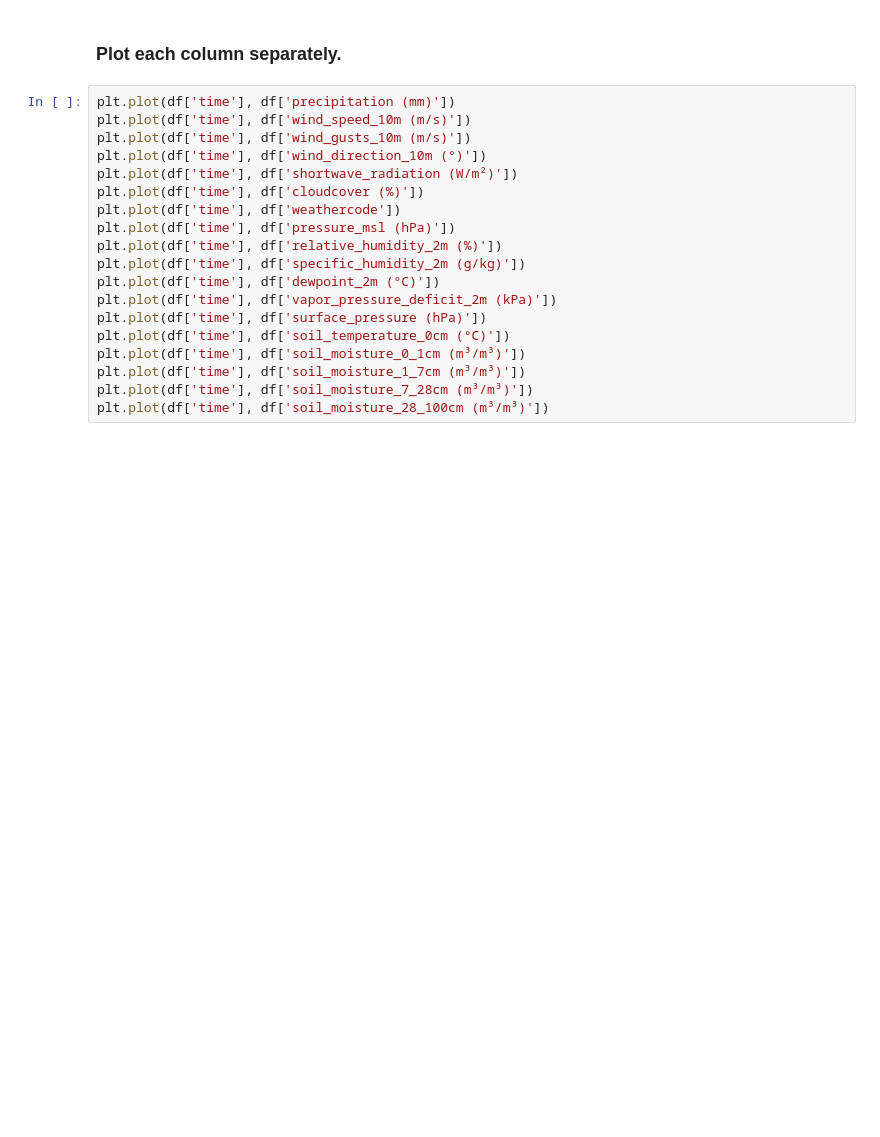
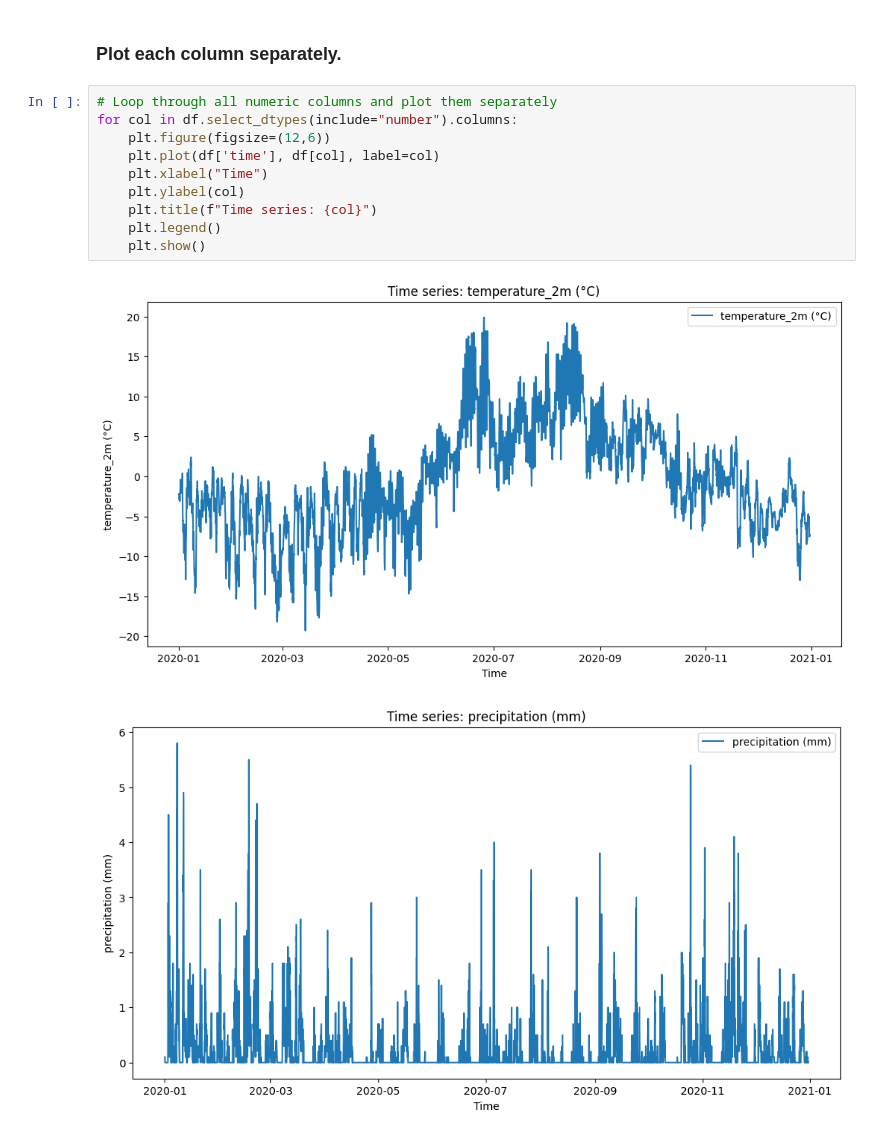
Before and after one commit to Sheikh20o3/IND320_1_Project, a Jupyter notebook: Innlevering og IPYNB/Innlevering.ipynb, the cells around one changed output. Cells and saved outputs as stored; diff of their text form; blank space fills up the shorter version.

```diff
--- a/Innlevering og IPYNB/Innlevering.ipynb
+++ b/Innlevering og IPYNB/Innlevering.ipynb
@@ -66,21 +103,15 @@ plt.show()
 # %% [markdown]
 ### Plot each column separately.
 # %%
-plt.plot(df['time'], df['precipitation (mm)'])
-plt.plot(df['time'], df['wind_speed_10m (m/s)'])
-plt.plot(df['time'], df['wind_gusts_10m (m/s)'])
-plt.plot(df['time'], df['wind_direction_10m (°)'])
-plt.plot(df['time'], df['shortwave_radiation (W/m²)'])
-plt.plot(df['time'], df['cloudcover (%)'])
-plt.plot(df['time'], df['weathercode'])
-plt.plot(df['time'], df['pressure_msl (hPa)'])
-plt.plot(df['time'], df['relative_humidity_2m (%)'])
-plt.plot(df['time'], df['specific_humidity_2m (g/kg)'])
-plt.plot(df['time'], df['dewpoint_2m (°C)'])
-plt.plot(df['time'], df['vapor_pressure_deficit_2m (kPa)'])
-plt.plot(df['time'], df['surface_pressure (hPa)'])
-plt.plot(df['time'], df['soil_temperature_0cm (°C)'])
-plt.plot(df['time'], df['soil_moisture_0_1cm (m³/m³)'])
-plt.plot(df['time'], df['soil_moisture_1_7cm (m³/m³)'])
-plt.plot(df['time'], df['soil_moisture_7_28cm (m³/m³)'])
-plt.plot(df['time'], df['soil_moisture_28_100cm (m³/m³)'])
+# Loop through all numeric columns and plot them separately
+for col in df.select_dtypes(include="number").columns:
+    plt.figure(figsize=(12,6))
+    plt.plot(df['time'], df[col], label=col)
+    plt.xlabel("Time")
+    plt.ylabel(col)
+    plt.title(f"Time series: {col}")
+    plt.legend()
+    plt.show()
+# %% [output]
+[figure, added]
+[figure, added]
```
Also changed, not shown: parts of 11 cells of this notebook, 3 other files.
